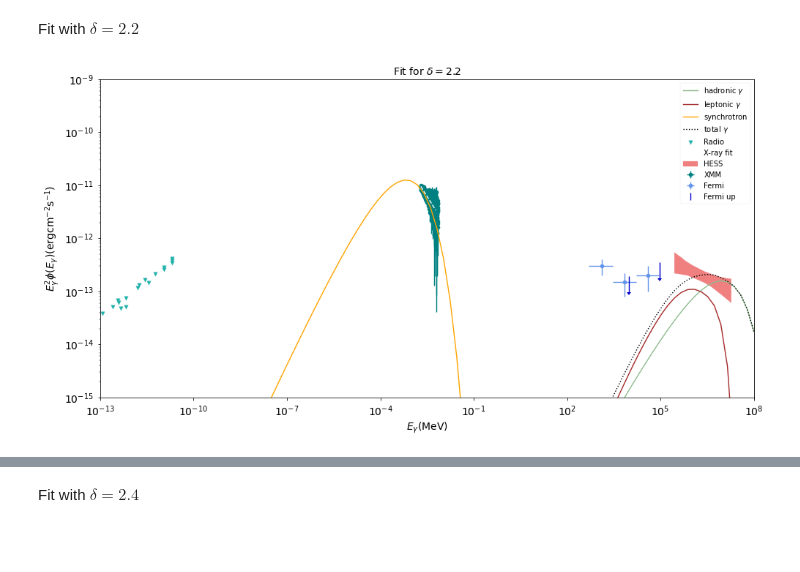
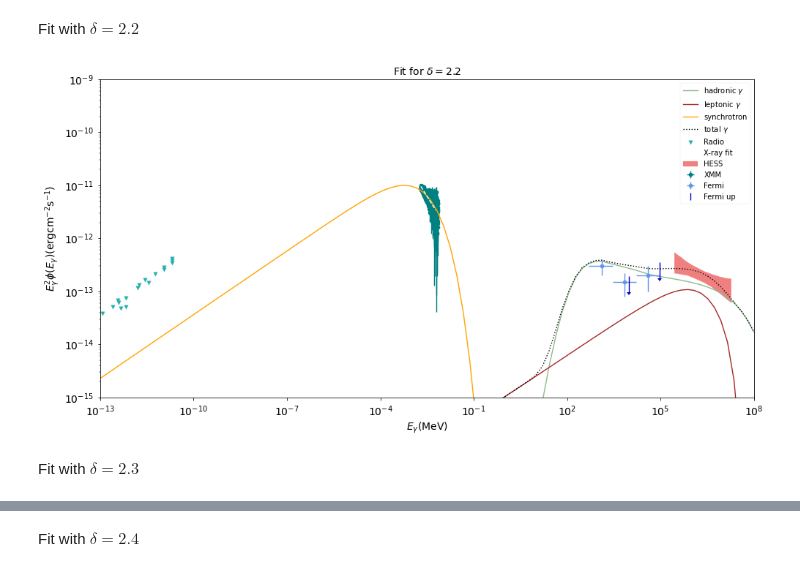
Before and after one commit to Sruthi-Ravikularaman/SN1006, a Jupyter notebook: SN1006_2.ipynb, the cells around one changed output, grey strips where cells are left out. Drawn from its saved outputs; the diff is of its cells as text; code cells hidden in the pictures; blank space fills up the shorter version.

```diff
--- a/SN1006_2.ipynb
+++ b/SN1006_2.ipynb
@@ -60,12 +60,12 @@ k_FIR = w_FIR * c / (sigma_sb * (T_FIR ** 4))
 # %%
 def Jp(p_p, del_p, A_p, p_pc):
     '''Gives no. of protons in MeV-3 cm-3'''
-    return A_p * np.power(p_p, -del_p) * np.exp(- p_p / p_pc)
+    return A_p * np.power(p_p, -(del_p+2)) * np.exp(- p_p / p_pc)
 
 
 def Je(p_e, del_e, A_e, p_ec):
     '''Gives no. of electrons in MeV-3 cm-3'''
-    return A_e * np.power(p_e, -del_e) * np.exp(- (p_e / p_ec)**2)
+    return A_e * np.power(p_e, -(del_e+2)) * np.exp(- (p_e / p_ec)**2)
 
 
 def J_CRp(T_p, del_p, A_p, p_pc):
@@ -167,7 +167,7 @@ Phi_e_syn_20 = Phi_e_syn_cl_20 + Phi_e_syn_sh_20
 # %%
 Phi_total_gamma_20 = Phi_p_gamma_20 + Phi_e_gamma_20
 # %%
-plt.style.use('seaborn-paper')
+plt.style.use('seaborn-colorblind')
 plt.rc('xtick', labelsize=14)
 plt.rc('ytick', labelsize=14)
 plt.rc('axes', labelsize=14)
@@ -200,0 +226,30 @@ plt.show()
+# %%
+plt.style.use('seaborn-colorblind')
+plt.rc('xtick', labelsize=14)
+plt.rc('ytick', labelsize=14)
+plt.rc('axes', labelsize=14)
+plt.rc('legend', fontsize=10)
+plt.rcParams['figure.figsize'] = [16, 8]
+
+plt.plot(E_list, Phi_p_gamma_21, color='darkseagreen', label=r'hadronic $\gamma$')
+plt.plot(E_list, Phi_e_gamma_21, color='brown', label=r'leptonic $\gamma$')
+plt.plot(E_list, Phi_e_syn_21, color='orange', label='synchrotron')
+plt.plot(E_list, Phi_total_gamma_21, color='black', label=r'total $\gamma$', linestyle='dotted')
+
+plt.scatter(Er, Phi_radio, color='lightseagreen', marker='v', label='Radio')
+plt.errorbar(Exm_nb, Phi_xmm_nb, yerr=Phi_xmm_nb_err, xerr=Exm_nb_err, color='teal', ecolor='teal', marker='o', linestyle='None', label='XMM', zorder=1)
+plt.plot(E_fit, Phi_xray_fit, color='white', label='X-ray fit', linestyle="dashed", zorder=2)
+plt.errorbar(Ef, Phi_fermi, yerr=[Phi_fermi-Phi_fm,Phi_fp-Phi_fermi], xerr=[Ef-Efm,Efp-Ef], color='cornflowerblue', ecolor='cornflowerblue', marker='o', linestyle='None', label='Fermi')
+plt.errorbar(Efu, Phi_fermi_up, yerr=0.5 * Phi_fermi_up, linestyle='none', marker='_', color="mediumblue", uplims=True, label='Fermi up')
+plt.fill_between(Eh, Phi_hm, Phi_hp, color='lightcoral', label='HESS', zorder=1)
+
+plt.legend()
+plt.xscale('log')
+plt.yscale('log')
+plt.xlabel(r'$E_{\gamma}\mathrm{(MeV)}$')
+plt.ylabel(r'$E^2_\gamma\phi(E_\gamma)\mathrm{(erg cm^{-2} s^{-1})}$')
+plt.title(r'Fit for $\delta=2.1$', fontdict={'fontsize':14})
+plt.xlim(1.0e-13,1.0e8)
+plt.ylim(1.0e-15,1.0e-9)
+#plt.savefig('Fe21.png',format='png', dpi=600, bbox_inches = 'tight')
+plt.show()
@@ -201,8 +258,8 @@ plt.show()
 # %% [markdown]
 Fit with $\delta=2.2$
 # %%
-del_p_22, A_p_22, p_pc_22 = 2.2, 5e-19, 8e7
-del_e_22, A_e_22, p_ec_22 = 2.2, 1e-21, 1e7
+del_p_22, A_p_22, p_pc_22 = 2.2, 8e-4, 5e8
+del_e_22, A_e_22, p_ec_22 = 2.2, 3e-8, 2e7
 # %%
 Phi_p_gamma_cl_22 = emi_pre_cl * np.array([Phi_pp_gamma(E, J_CRp, del_p_22, A_p_22, p_pc_22, n_cl) for E in E_list])
 Phi_p_gamma_sh_22 = emi_pre_sh * np.array([Phi_pp_gamma(E, J_CRp, del_p_22, A_p_22, p_pc_22, n_sh) for E in E_list])
@@ -224,34 +281,36 @@ Phi_e_syn_22 = Phi_e_syn_cl_22 + Phi_e_syn_sh_22
 # %%
 Phi_total_gamma_22 = Phi_p_gamma_22 + Phi_e_gamma_22
 # %%
-plt.style.use('seaborn-paper')
+plt.style.use('seaborn-colorblind')
 plt.rc('xtick', labelsize=14)
 plt.rc('ytick', labelsize=14)
 plt.rc('axes', labelsize=14)
 plt.rc('legend', fontsize=10)
 plt.rcParams['figure.figsize'] = [16, 8]
 
 plt.plot(E_list, Phi_p_gamma_22, color='darkseagreen', label=r'hadronic $\gamma$')
 plt.plot(E_list, Phi_e_gamma_22, color='brown', label=r'leptonic $\gamma$')
 plt.plot(E_list, Phi_e_syn_22, color='orange', label='synchrotron')
 plt.plot(E_list, Phi_total_gamma_22, color='black', label=r'total $\gamma$', linestyle='dotted')
 
 plt.scatter(Er, Phi_radio, color='lightseagreen', marker='v', label='Radio')
 plt.errorbar(Exm_nb, Phi_xmm_nb, yerr=Phi_xmm_nb_err, xerr=Exm_nb_err, color='teal', ecolor='teal', marker='o', linestyle='None', label='XMM', zorder=1)
 plt.plot(E_fit, Phi_xray_fit, color='white', label='X-ray fit', linestyle="dashed", zorder=2)
 plt.errorbar(Ef, Phi_fermi, yerr=[Phi_fermi-Phi_fm,Phi_fp-Phi_fermi], xerr=[Ef-Efm,Efp-Ef], color='cornflowerblue', ecolor='cornflowerblue', marker='o', linestyle='None', label='Fermi')
 plt.errorbar(Efu, Phi_fermi_up, yerr=0.5 * Phi_fermi_up, linestyle='none', marker='_', color="mediumblue", uplims=True, label='Fermi up')
 plt.fill_between(Eh, Phi_hm, Phi_hp, color='lightcoral', label='HESS', zorder=1)
 
 plt.legend()
 plt.xscale('log')
 plt.yscale('log')
 plt.xlabel(r'$E_{\gamma}\mathrm{(MeV)}$')
 plt.ylabel(r'$E^2_\gamma\phi(E_\gamma)\mathrm{(erg cm^{-2} s^{-1})}$')
 plt.title(r'Fit for $\delta=2.2$', fontdict={'fontsize':14})
 plt.xlim(1.0e-13,1.0e8)
 plt.ylim(1.0e-15,1.0e-9)
 #plt.savefig('Fe22.png',format='png', dpi=600, bbox_inches = 'tight')
 plt.show()
 # %% [output]
-[figure, old version]
+[figure, new version]
+# %% [markdown]
+Fit with $\delta=2.3$
```
Also changed, not shown: parts of 29 cells of this notebook.
